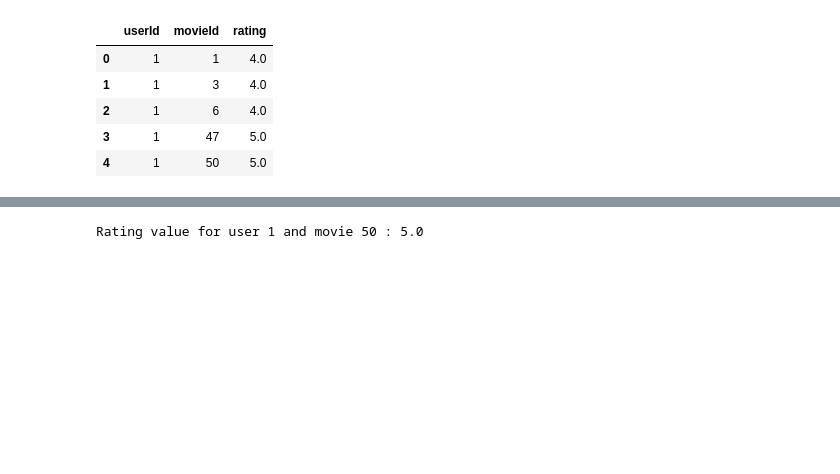
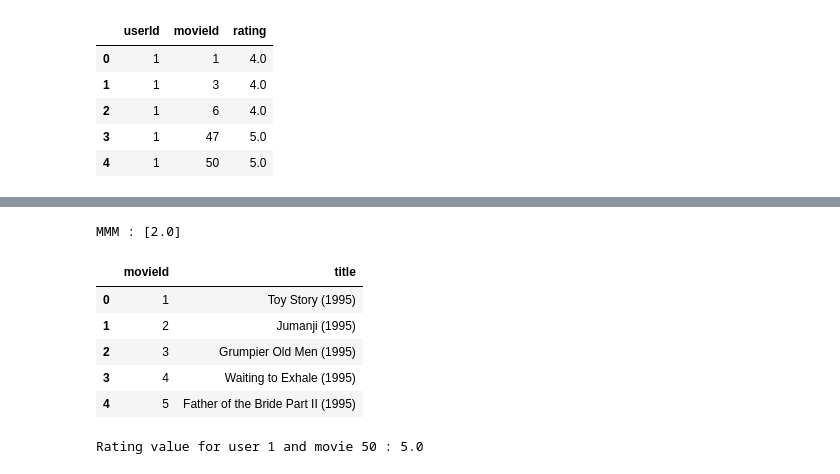
Before and after one commit to mohammed21kamall/Graduation-Project, a Jupyter notebook: Model AI/RatingPredictionCode.ipynb, the cells around one changed output, grey strips where cells are left out. Drawn from its saved outputs; the diff is of its cells as text; code cells hidden in the pictures; blank space fills up the shorter version.

```diff
--- a/Model AI/RatingPredictionCode.ipynb
+++ b/Model AI/RatingPredictionCode.ipynb
@@ -87,3 +179,18 @@ ratings.head()
+# %%
+print("MMM :", movie_ratings_dict[32296])
+# %% [output]
+MMM : [2.0]
+# %%
+movie = pd.read_csv("drive/MyDrive/Dataset2/movies.csv")
+movie = movie[['movieId', 'title']]
+movie.head()
+# %% [output]
+|  | movieId | title |
+| 0 | 1 | Toy Story (1995) |
+| 1 | 2 | Jumanji (1995) |
+| 2 | 3 | Grumpier Old Men (1995) |
+| 3 | 4 | Waiting to Exhale (1995) |
+| 4 | 5 | Father of the Bride Part II (1995) |
 # %%
 # Example: Select the rating value for a specific user ID and movie ID
 
```
Also changed, not shown: parts of 7 cells of this notebook.
